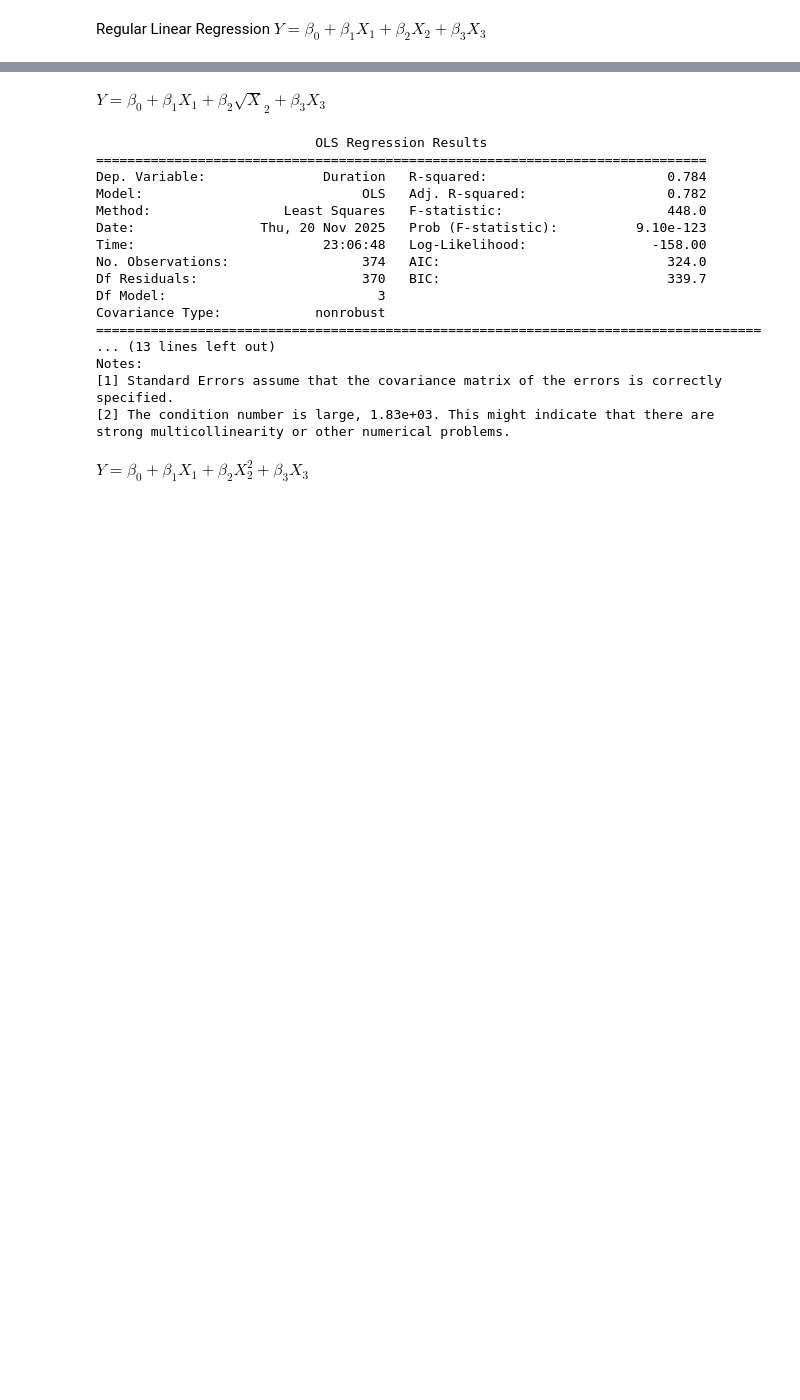
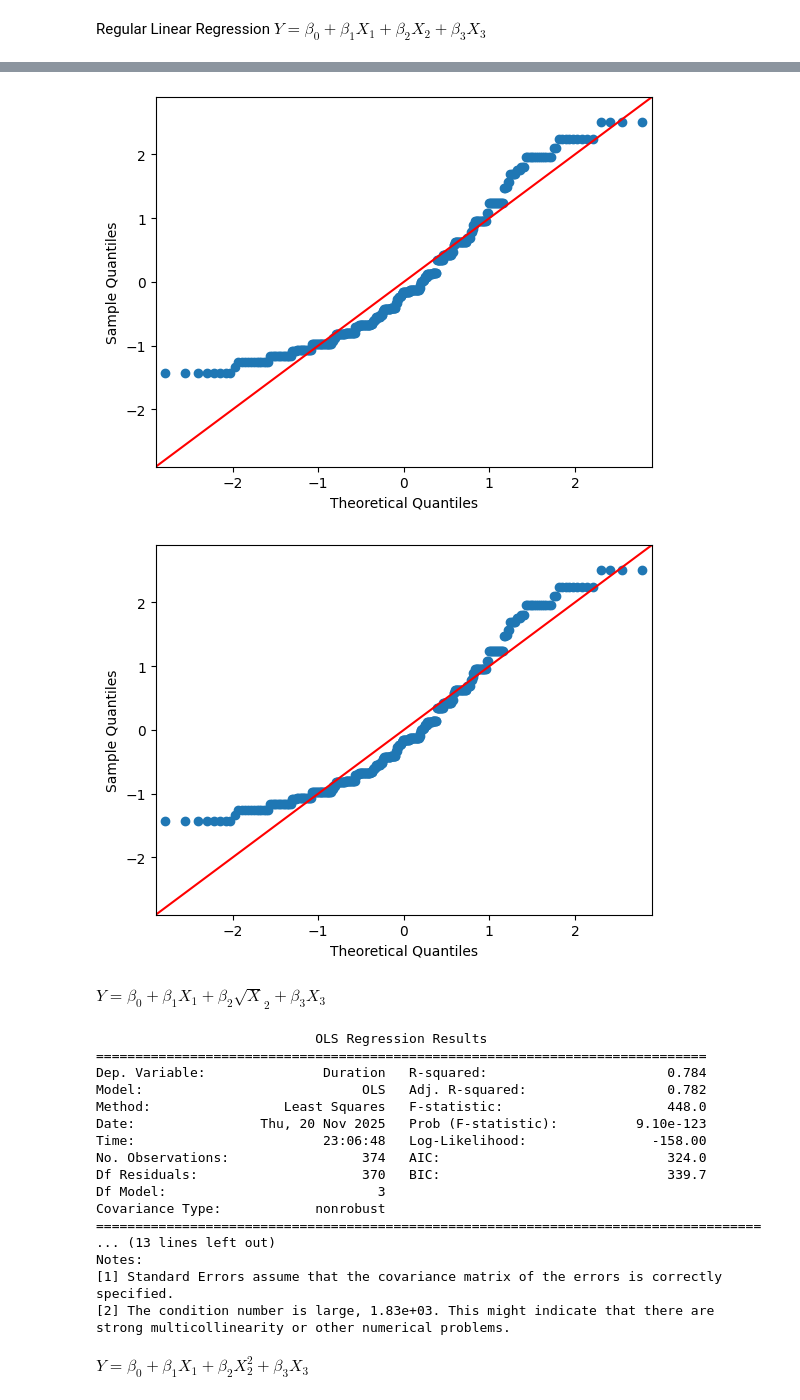
Before and after one commit to lding219/math-360-modelling-assignment-3, a Jupyter notebook: doris/report_file.ipynb, the cells around one changed output, grey strips where cells are left out. Saved outputs shown, nothing was run; the diff lists cells and outputs as text; code cells hidden in the pictures; blank space fills up the shorter version.

```diff
--- a/doris/report_file.ipynb
+++ b/doris/report_file.ipynb
@@ -95,3 +128,8 @@ strong multicollinearity or other numerical problems.
+# %%
+sm.qqplot(residuals, fit=True, line="45")
+# %% [output]
+[figure, added]
+[figure, added]
 # %% [markdown]
 $Y=\beta _0 + \beta _1 X_1 +\beta _2 \sqrt X_2 + \beta _3 X_3$
 # %%
```
Also changed, not shown: parts of 11 cells of this notebook.
